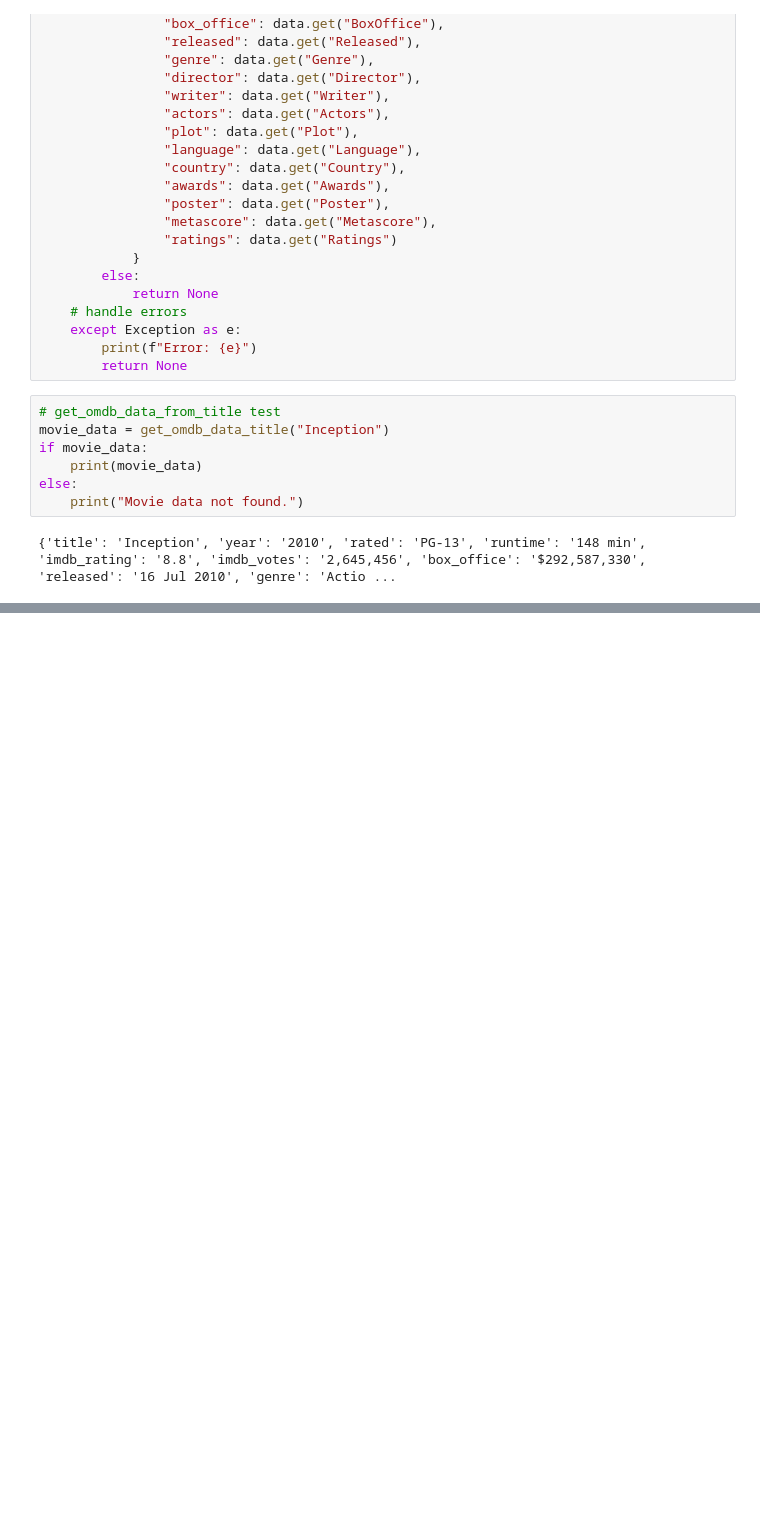
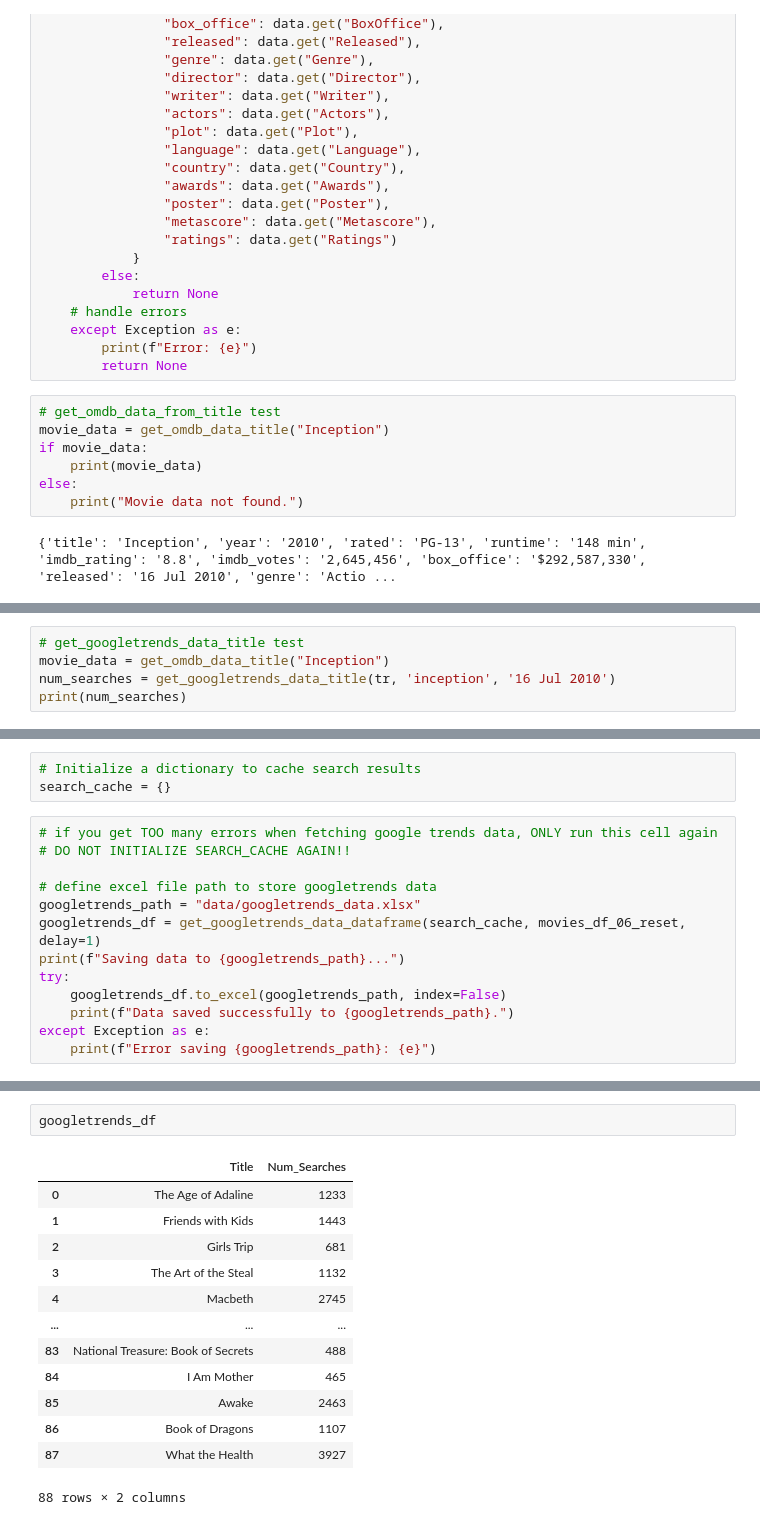
Before and after one commit to pegahbkz/neon-movies, a Jupyter notebook: audience-analysis.ipynb, the cells around one changed output, grey strips where cells are left out. Saved outputs shown, nothing was run; the diff lists cells and outputs as text; blank space fills up the shorter version.

Commit message:
fixed pytrends error

```diff
--- a/audience-analysis.ipynb
+++ b/audience-analysis.ipynb
@@ -173,0 +232,5 @@ movies_df.head()
+# %%
+# get_googletrends_data_title test
+movie_data = get_omdb_data_title("Inception")
+num_searches = get_googletrends_data_title(tr, 'inception', '16 Jul 2010')
+print(num_searches)
@@ -173,0 +324,16 @@ movies_df.head()
+# %%
+# Initialize a dictionary to cache search results
+search_cache = {}
+# %%
+# if you get TOO many errors when fetching google trends data, ONLY run this cell again
+# DO NOT INITIALIZE SEARCH_CACHE AGAIN!!
+
+# define excel file path to store googletrends data
+googletrends_path = "data/googletrends_data.xlsx"
+googletrends_df = get_googletrends_data_dataframe(search_cache, movies_df_06_reset, delay=1)
+print(f"Saving data to {googletrends_path}...")
+try:
+    googletrends_df.to_excel(googletrends_path, index=False)
+    print(f"Data saved successfully to {googletrends_path}.")
+except Exception as e:
+    print(f"Error saving {googletrends_path}: {e}")
@@ -173,0 +378,16 @@ movies_df.head()
+# %%
+googletrends_df
+# %% [output]
+|  | Title | Num_Searches |
+| 0 | The Age of Adaline | 1233 |
+| 1 | Friends with Kids | 1443 |
+| 2 | Girls Trip | 681 |
+| 3 | The Art of the Steal | 1132 |
+| 4 | Macbeth | 2745 |
+| ... | ... | ... |
+| 83 | National Treasure: Book of Secrets | 488 |
+| 84 | I Am Mother | 465 |
+| 85 | Awake | 2463 |
+| 86 | Book of Dragons | 1107 |
+| 87 | What the Health | 3927 |
+88 rows × 2 columns
```
Also changed, not shown: parts of 19 cells of this notebook.
